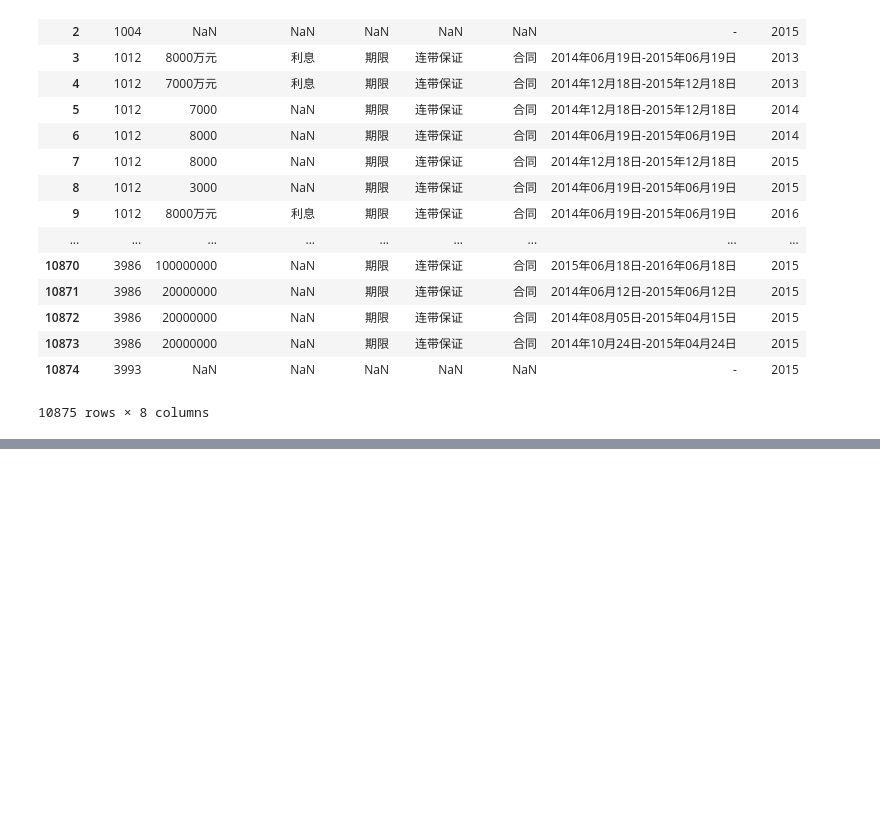
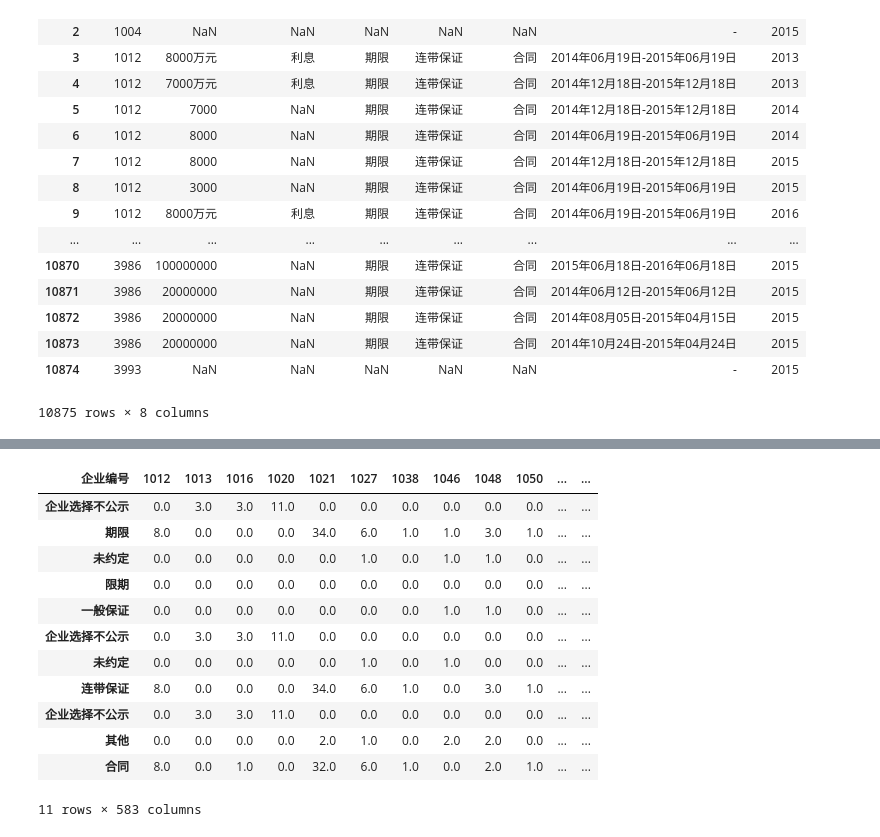
Before and after one commit to CourierKyn/isi-world-cup, a Jupyter notebook: 年报-的对外提供保证担保信息.ipynb, the cells around one changed output, grey strips where cells are left out. Saved outputs shown, nothing was run; the diff lists cells and outputs as text; code cells hidden in the pictures; blank space fills up the shorter version.

```diff
--- a/年报-的对外提供保证担保信息.ipynb
+++ b/年报-的对外提供保证担保信息.ipynb
@@ -29,10 +27,8 @@ AttributeError: 'str' object has no attribute 'dtypes'
 # %%
 for i in range(len(data)):
-    if (data.iloc[i,1]=="nan"):
-        continue
-    elif (data.iloc[i,1].dtypes=="object"):
+    if (type(data.iloc[i,1])==np.str and  data.iloc[i,1]!="企业选择不公示"):
         if(data.iloc[i,1][-2:]=="万元"):
-            data.iloc[i,1]=data.iloc[i,1][:-2]
-
+            data.iloc[i,1]=float(data.iloc[i,1][:-2])*10000
+        else:data.iloc[i,1]=float(data.iloc[i,1])
 data
 # %% [output]
@@ -39,0 +60,5 @@ AttributeError: 'float' object has no attribute 'dtypes'
+# %%
+df1=data.set_index("保证的期间").loc[["期限","企业选择不公示","限期","未约定"],:].reset_index().set_index("企业编号")
+dummy_1=pd.get_dummies(df1["保证的期间"])
+dummy_1=dummy_1.groupby("企业编号").sum().T
+dummy_1
@@ -39,0 +72,5 @@ AttributeError: 'float' object has no attribute 'dtypes'
+# %%
+df2=data.set_index("保证的方式").loc[["连带保证","企业选择不公示","一般保证","未约定"],:].reset_index().set_index("企业编号")
+dummy_2=pd.get_dummies(df2["保证的方式"])
+dummy_2=dummy_2.groupby("企业编号").sum().T
+dummy_2
@@ -39,0 +84,5 @@ AttributeError: 'float' object has no attribute 'dtypes'
+# %%
+df3=data.set_index("主债权种类").loc[["合同","企业选择不公示","其他"],:].reset_index().set_index("企业编号")
+dummy_3=pd.get_dummies(df3["主债权种类"])
+dummy_3=dummy_3.groupby("企业编号").sum().T
+dummy_3
@@ -39,0 +95,17 @@ AttributeError: 'float' object has no attribute 'dtypes'
+# %%
+result_12=dummy_1.append(dummy_2).append(dummy_3).fillna(0)#三表连接
+result_12
+# %% [output]
+| 企业编号 | 1012 | 1013 | 1016 | 1020 | 1021 | 1027 | 1038 | 1046 | 1048 | 1050 | ... | ... |
+| 企业选择不公示 | 0.0 | 3.0 | 3.0 | 11.0 | 0.0 | 0.0 | 0.0 | 0.0 | 0.0 | 0.0 | ... | ... |
+| 期限 | 8.0 | 0.0 | 0.0 | 0.0 | 34.0 | 6.0 | 1.0 | 1.0 | 3.0 | 1.0 | ... | ... |
+| 未约定 | 0.0 | 0.0 | 0.0 | 0.0 | 0.0 | 1.0 | 0.0 | 1.0 | 1.0 | 0.0 | ... | ... |
+| 限期 | 0.0 | 0.0 | 0.0 | 0.0 | 0.0 | 0.0 | 0.0 | 0.0 | 0.0 | 0.0 | ... | ... |
+| 一般保证 | 0.0 | 0.0 | 0.0 | 0.0 | 0.0 | 0.0 | 0.0 | 1.0 | 1.0 | 0.0 | ... | ... |
+| 企业选择不公示 | 0.0 | 3.0 | 3.0 | 11.0 | 0.0 | 0.0 | 0.0 | 0.0 | 0.0 | 0.0 | ... | ... |
+| 未约定 | 0.0 | 0.0 | 0.0 | 0.0 | 0.0 | 1.0 | 0.0 | 1.0 | 0.0 | 0.0 | ... | ... |
+| 连带保证 | 8.0 | 0.0 | 0.0 | 0.0 | 34.0 | 6.0 | 1.0 | 0.0 | 3.0 | 1.0 | ... | ... |
+| 企业选择不公示 | 0.0 | 3.0 | 3.0 | 11.0 | 0.0 | 0.0 | 0.0 | 0.0 | 0.0 | 0.0 | ... | ... |
+| 其他 | 0.0 | 0.0 | 0.0 | 0.0 | 2.0 | 1.0 | 0.0 | 2.0 | 2.0 | 0.0 | ... | ... |
+| 合同 | 8.0 | 0.0 | 1.0 | 0.0 | 32.0 | 6.0 | 1.0 | 0.0 | 2.0 | 1.0 | ... | ... |
+11 rows × 583 columns
```
Also changed, not shown: parts of 7 cells of this notebook, 3 other files.
